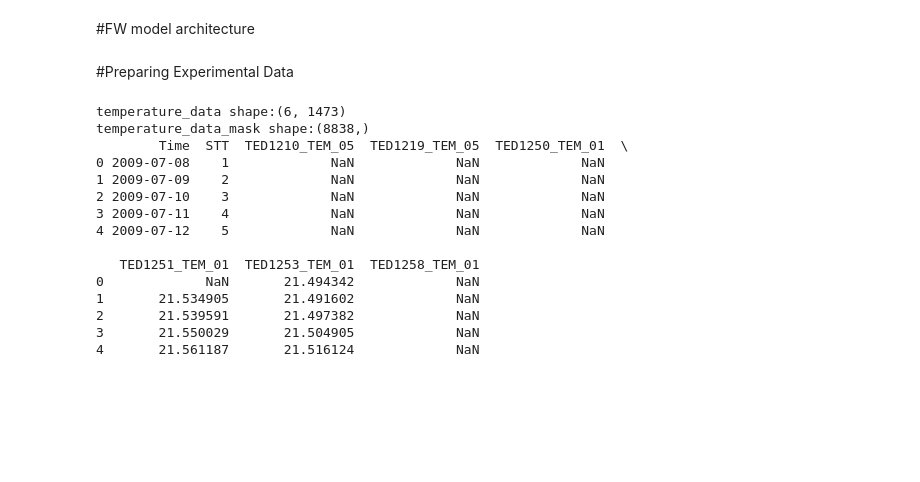
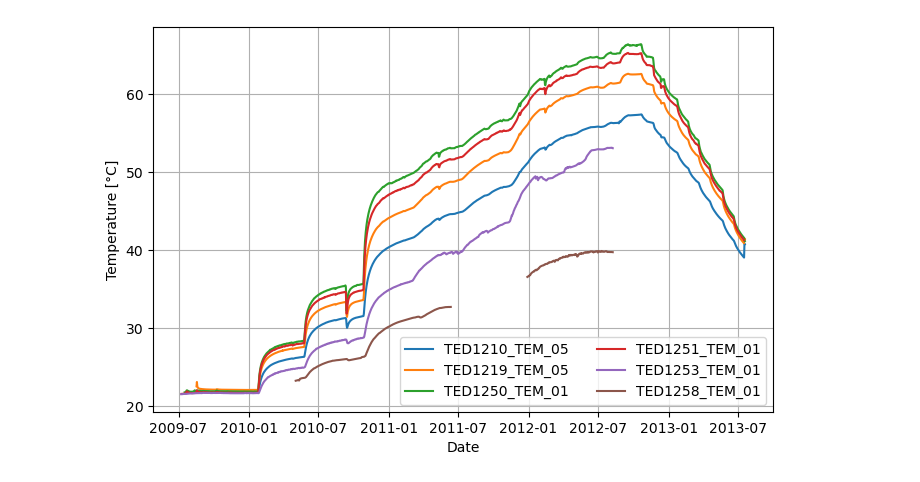
Before and after one commit to Kuang-Hiu/thermal-FNOBNN, a Jupyter notebook: TED_MCMC_Thermal_BNN_E_Lik_total.ipynb, the cells around one changed output. Saved outputs shown, nothing was run; the diff lists cells and outputs as text; code cells hidden in the pictures; blank space fills up the shorter version.

```diff
--- a/TED_MCMC_Thermal_BNN_E_Lik_total.ipynb
+++ b/TED_MCMC_Thermal_BNN_E_Lik_total.ipynb
@@ -32,0 +31,14 @@ cpu
+# %%
+experimanrtal_data_path = "../TED_Temperature.xlsx"
+df = pd.read_excel(experimanrtal_data_path)
+temperature_columns = df.columns[2:]
+temperature_data = df[temperature_columns].T.values#[:2]
+temperature_data_mask = ~np.isnan(temperature_data)
+temperature_data_mask = temperature_data_mask.flatten()
+time_points = df['Time'] # Sau dùng để visulization
+
+
+
+print(f'temperature_data shape:{temperature_data.shape}')
+print(f'temperature_data_mask shape:{temperature_data_mask.shape}')
+print(df.head())
@@ -33,3 +61,16 @@ cpu
+# %%
+sensors = ["TED1210_TEM_05","TED1219_TEM_05","TED1250_TEM_01","TED1251_TEM_01","TED1253_TEM_01","TED1258_TEM_01"]
+plt.figure(figsize=(8, 5))
+for i in range(temperature_data.shape[0]):
+    plt.plot(time_points, temperature_data[i, :], label=f'{sensors[i]}')
+plt.xlabel('Date',fontsize=10)
+plt.ylabel('Temperature [°C]',fontsize=10)
+plt.legend(ncol=2, fontsize=10)
+#plt.title('InsituTemperature Data Over Time')
+plt.grid(True)
+plt.show()
+# %% [output]
+[figure, added]
 # %%
 L = 1 # domain
 dt = 1 # time step
@@ -48,8 +89,6 @@ point_list = np.array([[0.06,0.61],
                       [0.42,0.15],
                       [1.1,0.13],
                       [0.2,1.34]],dtype=np.float32)
-# %% [markdown]
-#FW model architecture
 # %%
 # ========= Your spectral block (giữ nguyên) =========
 class SpectralConv1d(nn.Module):
@@ -338,35 +386,3 @@ def log_posterior(z):
     if not np.isfinite(ll):
         return -np.inf
     return float(lp + ll)
-# %% [markdown]
-#Preparing Experimental Data
-# %%
-experimanrtal_data_path = "D:/PhD/01.Thermal/TED/Experimental/TED_Temperature.xlsx"
-df = pd.read_excel(experimanrtal_data_path)
-temperature_columns = df.columns[2:]
-temperature_data = df[temperature_columns].T.values#[:2]
-temperature_data_mask = ~np.isnan(temperature_data)
-temperature_data_mask = temperature_data_mask.flatten()
-time_points = df['Time'] # Sau dùng để visulization
-
-
-
-print(f'temperature_data shape:{temperature_data.shape}')
-print(f'temperature_data_mask shape:{temperature_data_mask.shape}')
-print(df.head())
-# %% [output]
-temperature_data shape:(6, 1473)
-temperature_data_mask shape:(8838,)
-        Time  STT  TED1210_TEM_05  TED1219_TEM_05  TED1250_TEM_01  \
-0 2009-07-08    1             NaN             NaN             NaN
-1 2009-07-09    2             NaN             NaN             NaN
-2 2009-07-10    3             NaN             NaN             NaN
-3 2009-07-11    4             NaN             NaN             NaN
-4 2009-07-12    5             NaN             NaN             NaN
-
-   TED1251_TEM_01  TED1253_TEM_01  TED1258_TEM_01
-0             NaN       21.494342             NaN
-1       21.534905       21.491602             NaN
-2       21.539591       21.497382             NaN
-3       21.550029       21.504905             NaN
-4       21.561187       21.516124             NaN
```
Also changed, not shown: parts of 29 cells of this notebook, 2 other files.
